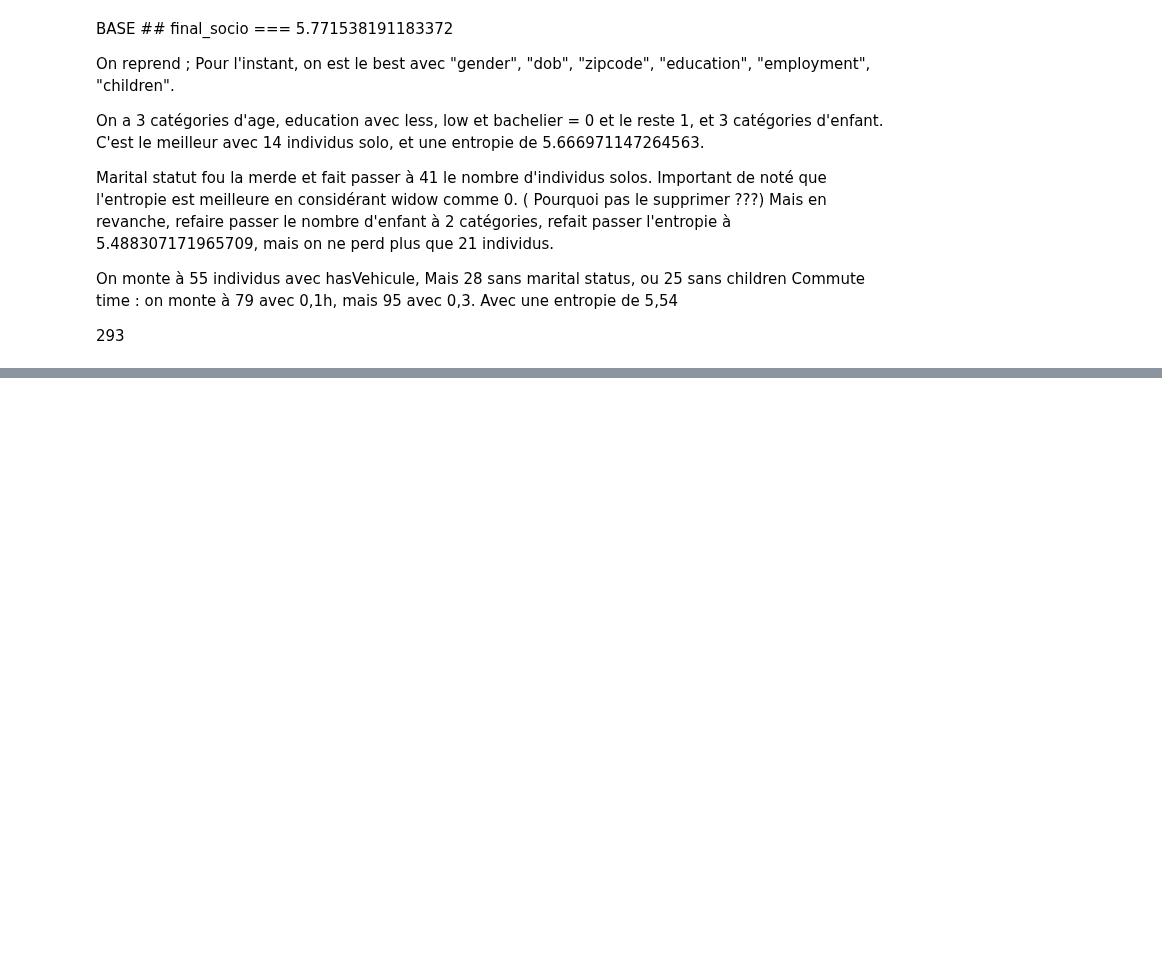
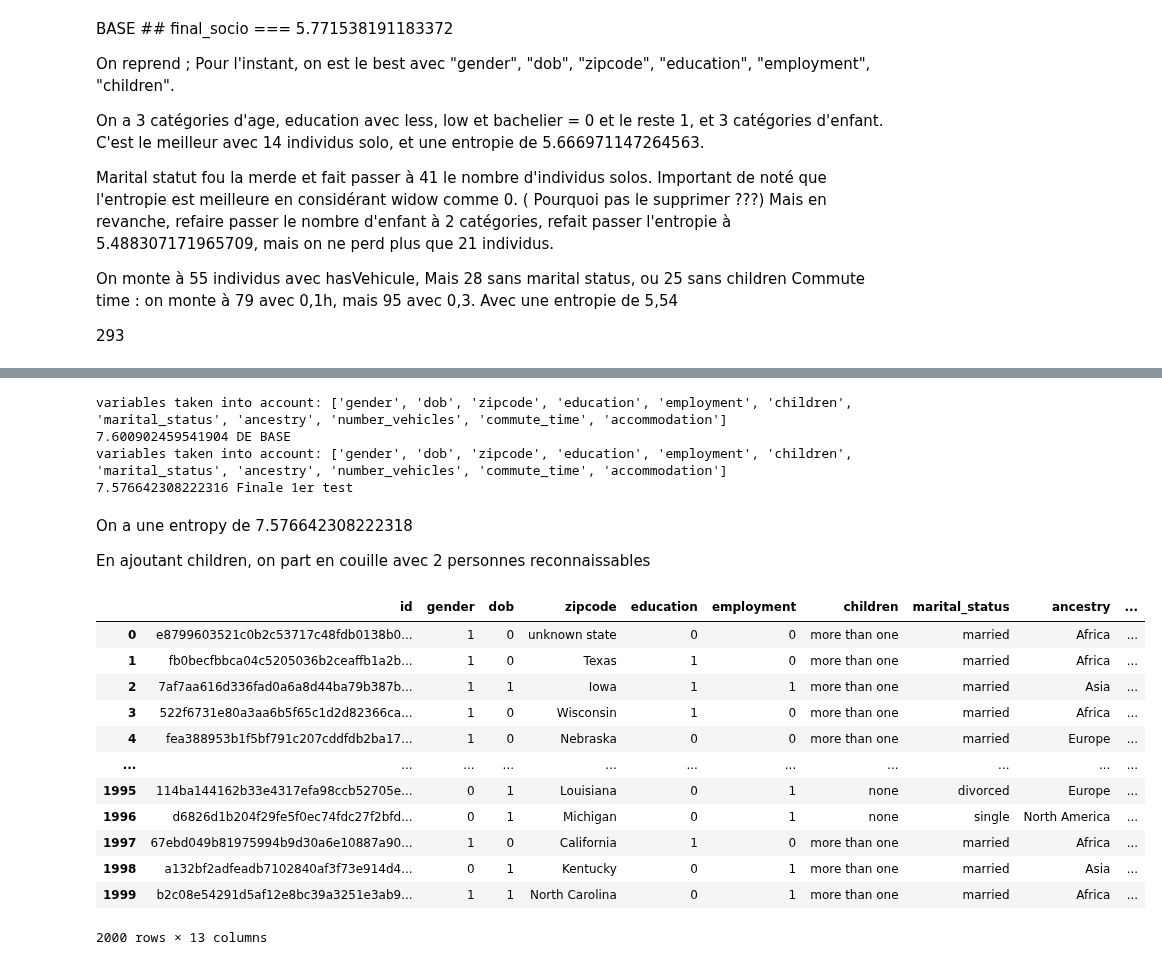
Before and after one commit to SimonLegendrre/LINMA2472_AlgoInDataScienceProjet1, a Jupyter notebook: P3/code/SimonFinal.ipynb, the cells around one changed output, grey strips where cells are left out. Drawn from its saved outputs; the diff is of its cells as text; code cells hidden in the pictures; blank space fills up the shorter version.

```diff
--- a/P3/code/SimonFinal.ipynb
+++ b/P3/code/SimonFinal.ipynb
@@ -73,13 +73,13 @@ data_to_entropy = data_socio
 # %% [markdown]
 ### Date of birth
 # %%
-# Projet hopitaux : on met les ages par dizaine d'année
+"""# Projet hopitaux : on met les ages par dizaine d'année
 for i in range(len(data_hospi["dob"])):
 
     # Modify DOB
     s = 0 #np.random.normal(0, 2, 1)
     data_hospi.at[i,"dob"] = str(round(int(data_hospi["dob"][i][-4:]) +s, -1))[-2:]#[0])  # ARRONDI A LA DIZAINE
-
+"""
 
 # Projet sociologique : on met les ages avec une erreur suivant une normale. ++> PERMET EN PLUS DE DIFFERENCIER par rapport à l'autre BDD.
 
@@ -88,3 +88,4 @@ for i in range(len(data_socio["dob"])):
     #s = np.random.normal(0, 2, 1)
     s=0
     data_socio.at[i,"dob"] = str(round(int(data_hospi["dob"][i][-4:]) +s, -1))[-2:]#[0])  # ARRONDI A LA DIZAINE
+    data_hospi.at[i,"dob"] = str(round(int(data_hospi["dob"][i][-4:]) +s, -1))[-2:]#[0])  # ARRONDI A LA DIZAINE
@@ -260,7 +247,7 @@ def change_disease(data, gastritis, heart_disease, hypertension, diabetes, skin_
 def change_date_of_birth(data,zero, trente, quarante, cinquante, soixante , septante, quatre_vinght, nonante) :
 
     mapping_dob = {
-        "0" : zero,
+        "00" : zero,
         "30" : trente,
         "40" : quarante,
         "50" : cinquante,
@@ -550,0 +546,24 @@ Commute time : on monte à 79 avec 0,1h, mais 95 avec 0,3. Avec une entropie de
+# %%
+# 'low' under highschool, 'high' elsewhere
+zip_changed = change_zipcode_state(data_hospi,dict_states)
+
+child = change_children(zip_changed, "none", "more than one",'more than one','more than one','more than one','more than one','more than one','more than one','more than one')
+
+gen = change_gender(child,male = 0, female = 1)
+
+nmbrVec = change_number_vehicles(gen, zero='none', un='one', deux='one', trois='one')
+
+employ = change_employment(nmbrVec, employed= '1', retired='0', student='1', unemployed='0')
+
+edu = change_education(employ, less= '0', high='0', bach='1', master='1', phd='1')
+
+disease = change_disease(edu, gastritis='gastro-enterolgy', heart_disease='cardiovascular', hypertension='cardiovascular', diabetes='endocrynology',
+    skin_cancer='oncology', prostate_cancer='oncology', breast_cancer='oncology',
+    schizophrenia='psychiatry', Alzheimer='neurology', multiple_sclerosis='neurology', endometriosis='gynecology', kidney_disease='nephrology', HIV_AIDS='interal mdeicine')
+
+year = change_date_of_birth(disease, zero=1, trente=0, quarante=0, cinquante=0, soixante=0, septante=1, quatre_vinght=1, nonante=1)
+
+# zero=0, trente=2, quarante=2, cinquante=2, soixante=2, septante=1, quatre_vinght=1, nonante=0)
+# zero=8, trente=1, quarante=2, cinquante=3, soixante=4, septante=5, quatre_vinght=6, nonante=7)
+
+final_hospi = year
@@ -557,0 +606,28 @@ print(len(rep)-sum(rep))
+# %%
+print(entropy(data_to_entropy), "DE BASE")
+print(entropy(final_hospi), "Finale 1er test")
+# %% [output]
+variables taken into account: ['gender', 'dob', 'zipcode', 'education', 'employment', 'children', 'marital_status', 'ancestry', 'number_vehicles', 'commute_time', 'accommodation']
+7.600902459541904 DE BASE
+variables taken into account: ['gender', 'dob', 'zipcode', 'education', 'employment', 'children', 'marital_status', 'ancestry', 'number_vehicles', 'commute_time', 'accommodation']
+7.576642308222316 Finale 1er test
+# %% [markdown]
+On a une entropy de 7.576642308222318
+
+En ajoutant children, on part en couille avec 2 personnes reconnaissables
+# %%
+final_hospi
+# %% [output]
+|  | id | gender | dob | zipcode | education | employment | children | marital_status | ancestry | ... |
+| 0 | e8799603521c0b2c53717c48fdb0138b0... | 1 | 0 | unknown state | 0 | 0 | more than one | married | Africa | ... |
+| 1 | fb0becfbbca04c5205036b2ceaffb1a2b... | 1 | 0 | Texas | 1 | 0 | more than one | married | Africa | ... |
+| 2 | 7af7aa616d336fad0a6a8d44ba79b387b... | 1 | 1 | Iowa | 1 | 1 | more than one | married | Asia | ... |
+| 3 | 522f6731e80a3aa6b5f65c1d2d82366ca... | 1 | 0 | Wisconsin | 1 | 0 | more than one | married | Africa | ... |
+| 4 | fea388953b1f5bf791c207cddfdb2ba17... | 1 | 0 | Nebraska | 0 | 0 | more than one | married | Europe | ... |
+| ... | ... | ... | ... | ... | ... | ... | ... | ... | ... | ... |
+| 1995 | 114ba144162b33e4317efa98ccb52705e... | 0 | 1 | Louisiana | 0 | 1 | none | divorced | Europe | ... |
+| 1996 | d6826d1b204f29fe5f0ec74fdc27f2bfd... | 0 | 1 | Michigan | 0 | 1 | none | single | North America | ... |
+| 1997 | 67ebd049b81975994b9d30a6e10887a90... | 1 | 0 | California | 1 | 0 | more than one | married | Africa | ... |
+| 1998 | a132bf2adfeadb7102840af3f73e914d4... | 0 | 1 | Kentucky | 0 | 1 | more than one | married | Asia | ... |
+| 1999 | b2c08e54291d5af12e8bc39a3251e3ab9... | 1 | 1 | North Carolina | 0 | 1 | more than one | married | Africa | ... |
+2000 rows × 13 columns
```
Also changed, not shown: parts of 12 cells of this notebook, 1 other file.
